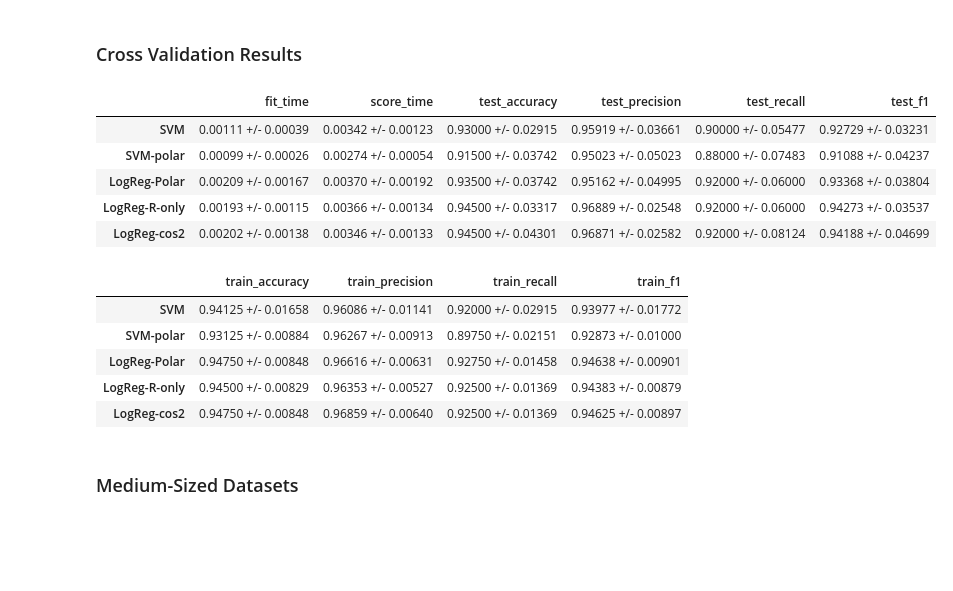
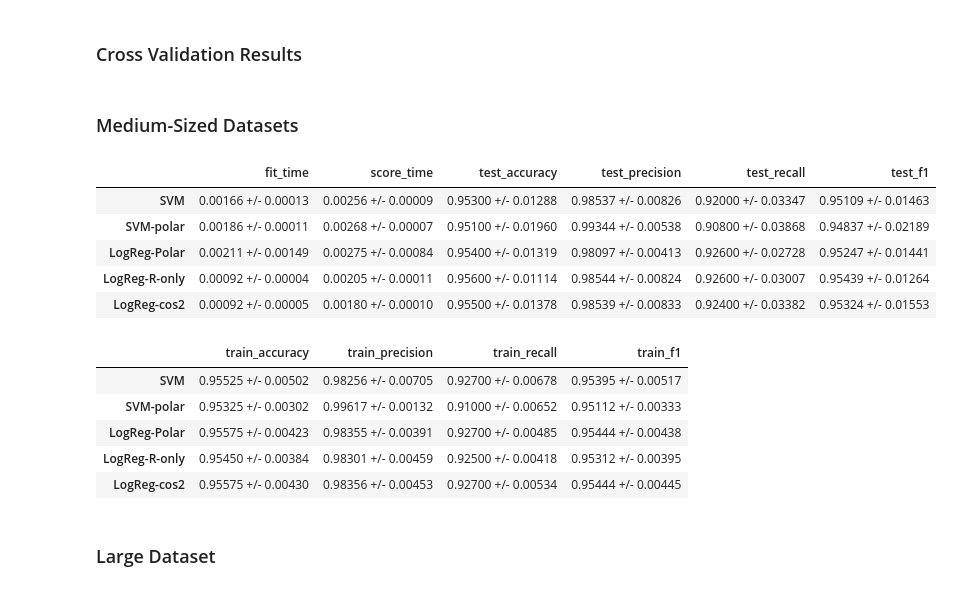
Before and after one commit to apsket/feature-representation-vs-model-complexity, a Jupyter notebook: notebooks/synthetic.ipynb, the cells around one changed output. Saved outputs shown, nothing was run; the diff lists cells and outputs as text; code cells hidden in the pictures; blank space fills up the shorter version.

```diff
--- a/notebooks/synthetic.ipynb
+++ b/notebooks/synthetic.ipynb
@@ -290,7 +290,7 @@ X_cart = pd.DataFrame(
         'x2': X['x1'] * np.sin(X['x2'])
     }
 )
-X_cos2 = polar_to_curvilinear_cos2theta(X['x1'], X['x2'])
+X_cos2 = polar_to_curvilinear_r2cos2theta(X['x1'], X['x2'])
 # %%
 from sklearn.model_selection import StratifiedKFold
 from sklearn.pipeline import Pipeline
@@ -418,19 +404,3 @@ models_train_df = pd.DataFrame(models_train, index=model_names)
-# %%
-display(models_test_df)
-display(models_train_df)
-# %% [output]
-|  | fit_time | score_time | test_accuracy | test_precision | test_recall | test_f1 |
-| SVM | 0.00111 +/- 0.00039 | 0.00342 +/- 0.00123 | 0.93000 +/- 0.02915 | 0.95919 +/- 0.03661 | 0.90000 +/- 0.05477 | 0.92729 +/- 0.03231 |
-| SVM-polar | 0.00099 +/- 0.00026 | 0.00274 +/- 0.00054 | 0.91500 +/- 0.03742 | 0.95023 +/- 0.05023 | 0.88000 +/- 0.07483 | 0.91088 +/- 0.04237 |
-| LogReg-Polar | 0.00209 +/- 0.00167 | 0.00370 +/- 0.00192 | 0.93500 +/- 0.03742 | 0.95162 +/- 0.04995 | 0.92000 +/- 0.06000 | 0.93368 +/- 0.03804 |
-| LogReg-R-only | 0.00193 +/- 0.00115 | 0.00366 +/- 0.00134 | 0.94500 +/- 0.03317 | 0.96889 +/- 0.02548 | 0.92000 +/- 0.06000 | 0.94273 +/- 0.03537 |
-| LogReg-cos2 | 0.00202 +/- 0.00138 | 0.00346 +/- 0.00133 | 0.94500 +/- 0.04301 | 0.96871 +/- 0.02582 | 0.92000 +/- 0.08124 | 0.94188 +/- 0.04699 |
-|  | train_accuracy | train_precision | train_recall | train_f1 |
-| SVM | 0.94125 +/- 0.01658 | 0.96086 +/- 0.01141 | 0.92000 +/- 0.02915 | 0.93977 +/- 0.01772 |
-| SVM-polar | 0.93125 +/- 0.00884 | 0.96267 +/- 0.00913 | 0.89750 +/- 0.02151 | 0.92873 +/- 0.01000 |
-| LogReg-Polar | 0.94750 +/- 0.00848 | 0.96616 +/- 0.00631 | 0.92750 +/- 0.01458 | 0.94638 +/- 0.00901 |
-| LogReg-R-only | 0.94500 +/- 0.00829 | 0.96353 +/- 0.00527 | 0.92500 +/- 0.01369 | 0.94383 +/- 0.00879 |
-| LogReg-cos2 | 0.94750 +/- 0.00848 | 0.96859 +/- 0.00640 | 0.92500 +/- 0.01369 | 0.94625 +/- 0.00897 |
 # %% [markdown]
 ### Medium-Sized Datasets
 # %%
@@ -469,7 +439,7 @@ X_cart = pd.DataFrame(
         'x2': X['x1'] * np.sin(X['x2'])
     }
 )
-X_cos2 = polar_to_curvilinear_cos2theta(X['x1'], X['x2'])
+X_cos2 = polar_to_curvilinear_r2cos2theta(X['x1'], X['x2'])
 # %%
 from sklearn.model_selection import StratifiedKFold
 from sklearn.pipeline import Pipeline
@@ -484,0 +520,46 @@ folds = list(skf.split(X_cart, y))
+# %%
+models_test = {}
+models_train = {}
+
+for key in svm_results.keys():
+    svm_metrics = svm_results[key]
+    svm_polar_metrics = svm_polar_results[key]
+    logreg_metrics = logreg_polar_results[key]
+    logreg_R_metrics = logreg_R_results[key]
+    logreg_cos2_metrics = logreg__cos2_results[key]
+
+    if 'train' in key:
+        models_train[key] = {}
+        my_dict = models_train
+    else:
+        models_test[key] = {}
+        my_dict = models_test
+
+    my_dict[key] = [f'{np.mean(svm_metrics):.5f} +/- {np.std(svm_metrics):.5f}',
+                    f'{np.mean(svm_polar_metrics):.5f} +/- {np.std(svm_polar_metrics):.5f}',
+                    f'{np.mean(logreg_metrics):.5f} +/- {np.std(logreg_metrics):.5f}',
+                    f'{np.mean(logreg_R_metrics):.5f} +/- {np.std(logreg_R_metrics):.5f}',
+                    f'{np.mean(logreg_cos2_metrics):.5f} +/- {np.std(logreg_cos2_metrics):.5f}']
+
+model_names = ['SVM', 'SVM-polar', 'LogReg-Polar', 'LogReg-R-only', 'LogReg-cos2']
+
+models_test_df = pd.DataFrame(models_test, index=model_names)
+models_train_df = pd.DataFrame(models_train, index=model_names)
+
+display(models_test_df)
+display(models_train_df)
+# %% [output]
+|  | fit_time | score_time | test_accuracy | test_precision | test_recall | test_f1 |
+| SVM | 0.00166 +/- 0.00013 | 0.00256 +/- 0.00009 | 0.95300 +/- 0.01288 | 0.98537 +/- 0.00826 | 0.92000 +/- 0.03347 | 0.95109 +/- 0.01463 |
+| SVM-polar | 0.00186 +/- 0.00011 | 0.00268 +/- 0.00007 | 0.95100 +/- 0.01960 | 0.99344 +/- 0.00538 | 0.90800 +/- 0.03868 | 0.94837 +/- 0.02189 |
+| LogReg-Polar | 0.00211 +/- 0.00149 | 0.00275 +/- 0.00084 | 0.95400 +/- 0.01319 | 0.98097 +/- 0.00413 | 0.92600 +/- 0.02728 | 0.95247 +/- 0.01441 |
+| LogReg-R-only | 0.00092 +/- 0.00004 | 0.00205 +/- 0.00011 | 0.95600 +/- 0.01114 | 0.98544 +/- 0.00824 | 0.92600 +/- 0.03007 | 0.95439 +/- 0.01264 |
+| LogReg-cos2 | 0.00092 +/- 0.00005 | 0.00180 +/- 0.00010 | 0.95500 +/- 0.01378 | 0.98539 +/- 0.00833 | 0.92400 +/- 0.03382 | 0.95324 +/- 0.01553 |
+|  | train_accuracy | train_precision | train_recall | train_f1 |
+| SVM | 0.95525 +/- 0.00502 | 0.98256 +/- 0.00705 | 0.92700 +/- 0.00678 | 0.95395 +/- 0.00517 |
+| SVM-polar | 0.95325 +/- 0.00302 | 0.99617 +/- 0.00132 | 0.91000 +/- 0.00652 | 0.95112 +/- 0.00333 |
+| LogReg-Polar | 0.95575 +/- 0.00423 | 0.98355 +/- 0.00391 | 0.92700 +/- 0.00485 | 0.95444 +/- 0.00438 |
+| LogReg-R-only | 0.95450 +/- 0.00384 | 0.98301 +/- 0.00459 | 0.92500 +/- 0.00418 | 0.95312 +/- 0.00395 |
+| LogReg-cos2 | 0.95575 +/- 0.00430 | 0.98356 +/- 0.00453 | 0.92700 +/- 0.00534 | 0.95444 +/- 0.00445 |
+# %% [markdown]
+### Large Dataset
```
Also changed, not shown: parts of 13 cells of this notebook, 6 other files.
